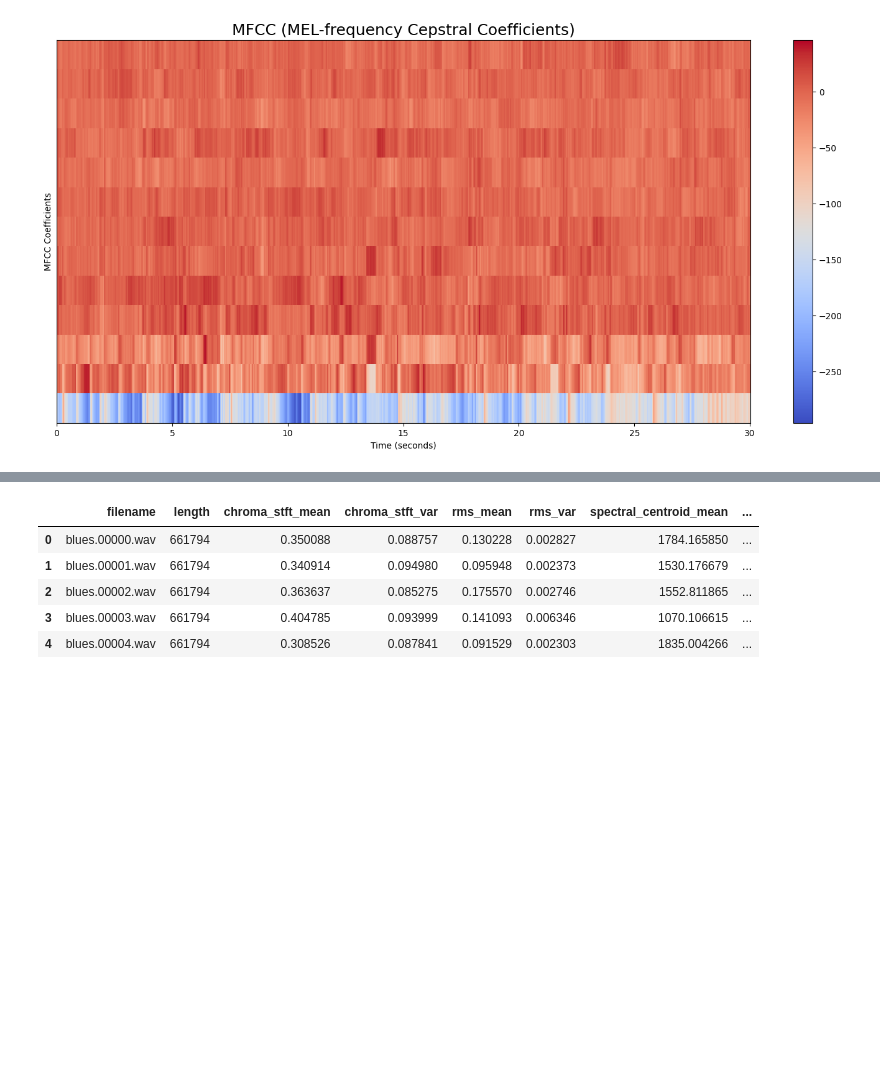
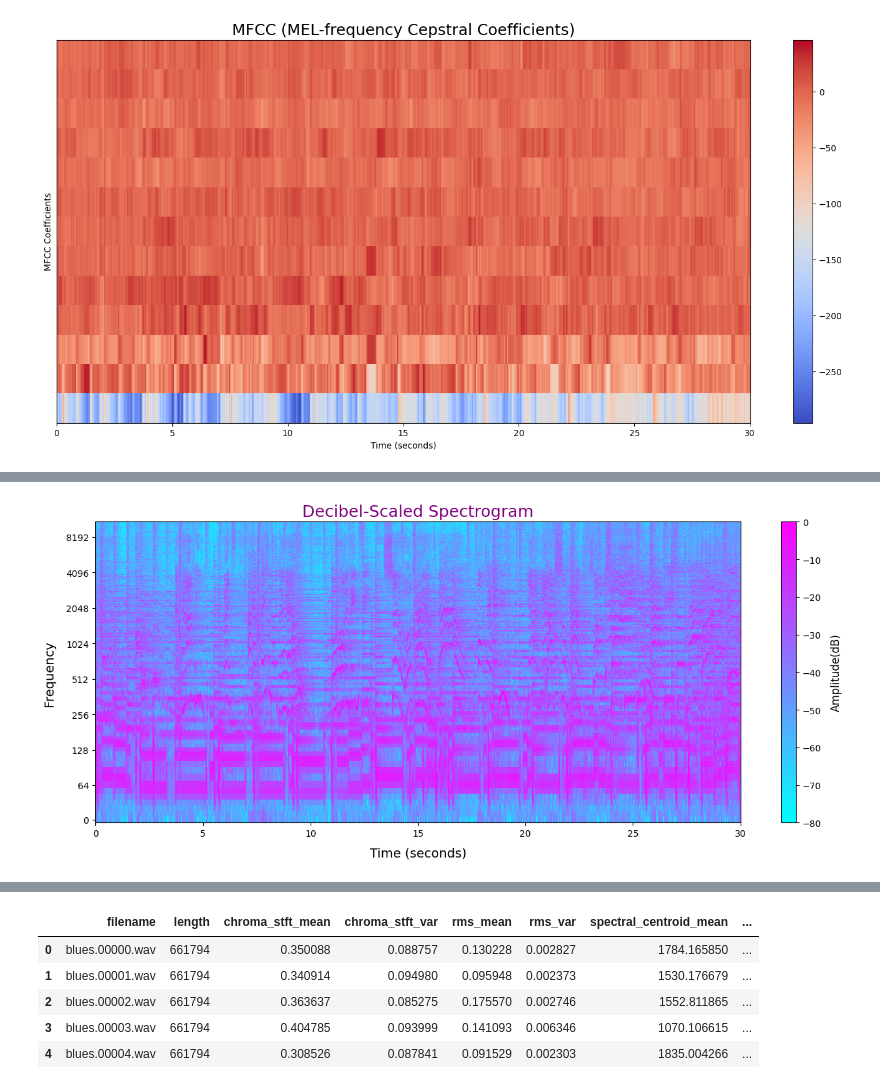
Before and after one commit to ezgisubasii/MusicGenreClassification, a Jupyter notebook: MusicGenreClassification.ipynb, the cells around one changed output, grey strips where cells are left out. Cells and saved outputs as stored; diff of their text form; code cells hidden in the pictures; blank space fills up the shorter version.

```diff
--- a/MusicGenreClassification.ipynb
+++ b/MusicGenreClassification.ipynb
@@ -92,0 +110,17 @@ plt.show()
+# %%
+spectrogram_db = librosa.amplitude_to_db(D, ref=np.max)
+plt.figure(figsize=(16, 6))
+
+librosa.display.specshow(spectrogram_db, sr=sr, hop_length=step_size, x_axis='time', y_axis='log', cmap='cool')
+
+plt.title("Decibel-Scaled Spectrogram", fontsize=18, color="purple", loc="center")
+
+plt.xlabel("Time (seconds)", fontsize=14, labelpad=10)
+plt.ylabel("Frequency ", fontsize=14, labelpad=10)
+
+cbar = plt.colorbar()
+cbar.set_label("Amplitude(dB)", fontsize=12, labelpad=10)
+
+plt.show()
+# %% [output]
+[figure, added]
```
Also changed, not shown: parts of 4 cells of this notebook.
